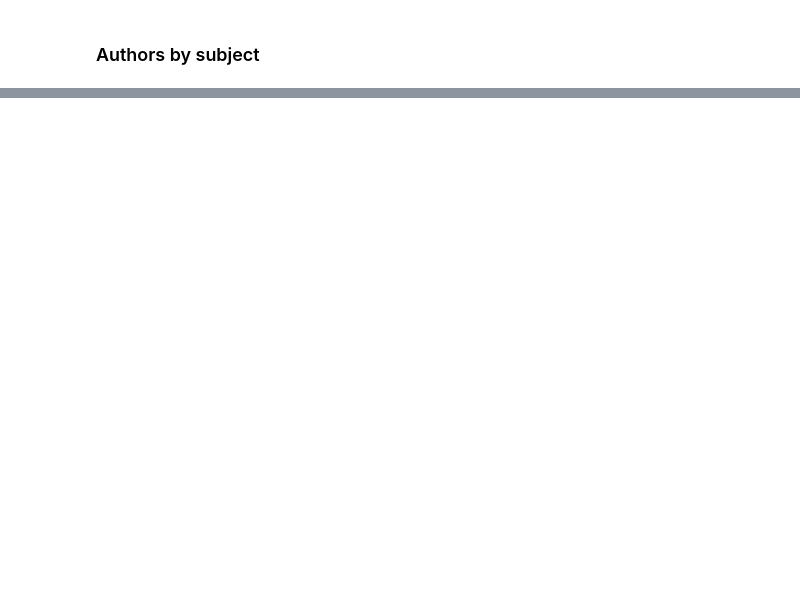
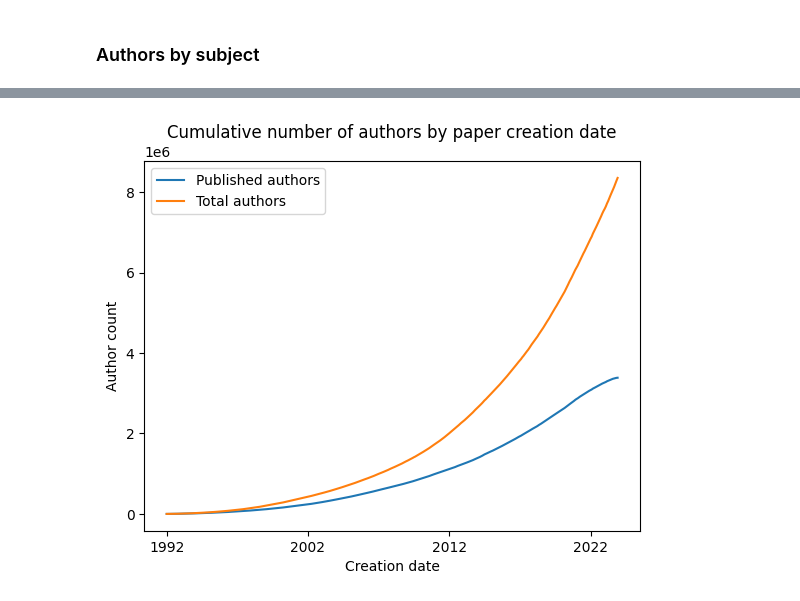
Before and after one commit to aot29/arxiv_exploratory, a Jupyter notebook: 02_authors_EDA.ipynb, the cells around one changed output, grey strips where cells are left out. Saved outputs shown, nothing was run; the diff lists cells and outputs as text; code cells hidden in the pictures; blank space fills up the shorter version.

```diff
--- a/02_authors_EDA.ipynb
+++ b/02_authors_EDA.ipynb
@@ -68,0 +95,45 @@ counts_df
+# %%
+# PUBLISHED
+arxiv_published = arxiv_published[(arxiv_published['year'] >= min_year)]
+arxiv_published = arxiv_published[(arxiv_published['year'] <= max_year)]
+
+# SUBMITTED (ALL PAPERS)
+arxiv_metadata = arxiv_metadata[(arxiv_metadata['year'] >= min_year)]
+arxiv_metadata = arxiv_metadata[(arxiv_metadata['year'] <= max_year)]
+# %%
+# AUTHORS PUBLISHED
+counts_published = pd.DataFrame(columns=['year', 'month', 'count'])
+year = []; month = []; authors_count = []
+for entry in arxiv_published.groupby([arxiv_published.year, arxiv_published.month]):
+    entry_year = entry[0][0]
+    year.append(entry_year)
+    entry_month = entry[0][1]
+    month.append(entry_month)
+    authors_count.append(len(set(flatten(arxiv_published[(arxiv_published['month']==entry_month) & (arxiv_published['year']==entry_year)]['authors_parsed']))))
+counts_published['year'] = year
+counts_published['month'] = month
+counts_published['count'] = authors_count
+
+# ALL AUTHORS
+counts_all = pd.DataFrame(columns=['year', 'month', 'count'])
+year = []; month = []; authors_count = []
+for entry in arxiv_metadata.groupby([arxiv_metadata.year, arxiv_metadata.month]):
+    entry_year = entry[0][0]
+    year.append(entry_year)
+    entry_month = entry[0][1]
+    month.append(entry_month)
+    authors_count.append(len(set(flatten(arxiv_metadata[(arxiv_metadata['month']==entry_month) & (arxiv_metadata['year']==entry_year)]['authors_parsed']))))
+counts_all['year'] = year
+counts_all['month'] = month
+counts_all['count'] = authors_count
+# %%
+plt.title('Cumulative number of authors by paper creation date')
+plt.xticks(ticks=range(0, len(counts_published), 120), labels=range(min_year, max_year+1, 10))
+plt.xlabel('Creation date')
+plt.ylabel('Author count')
+plt.plot(np.cumsum(list(counts_published['count'])), label='Published authors')
+plt.plot(np.cumsum(list(counts_all['count'])), label='Total authors')
+plt.legend()
+plt.show();
+# %% [output]
+[figure, added]
```
Also changed, not shown: parts of 10 cells of this notebook, 1 other file.
